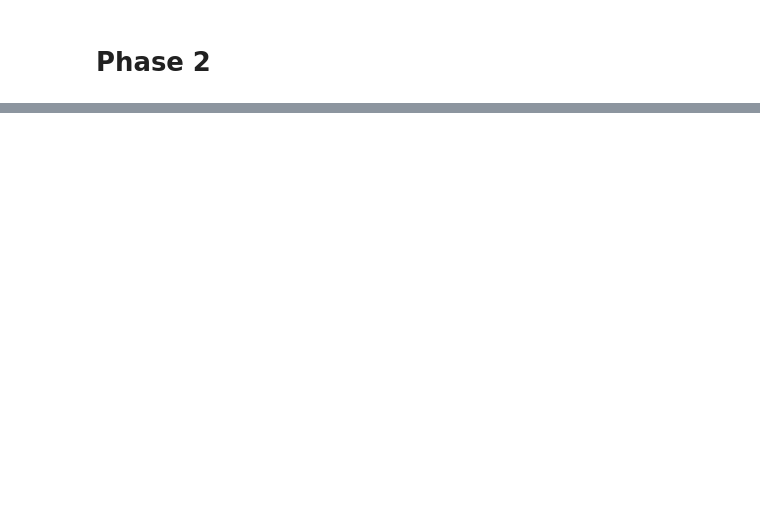
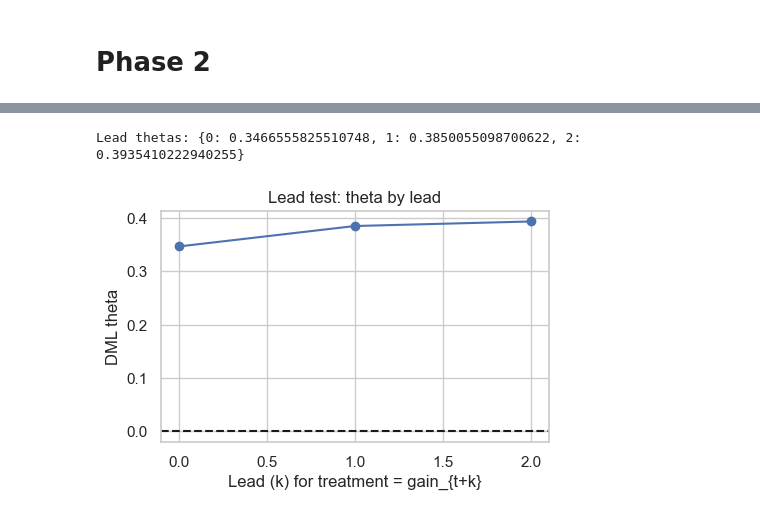
Before and after one commit to leosgamboy/Capstone, a Jupyter notebook: notebooks/01_data_cleaning_EDA.ipynb, the cells around one changed output, grey strips where cells are left out. Saved outputs shown, nothing was run; the diff lists cells and outputs as text; code cells hidden in the pictures; blank space fills up the shorter version.

```diff
--- a/notebooks/01_data_cleaning_EDA.ipynb
+++ b/notebooks/01_data_cleaning_EDA.ipynb
@@ -504,0 +1290,29 @@ np.random.seed(random_seed)
+# %%
+# compute DML theta for lead 0 (current), lead1 and lead2 using the same function but minimal output
+def compute_lead_theta(k):
+    df_k = df.copy().reset_index(drop=True)
+    df_k[f'gain_lead{k}'] = df_k.groupby('iso3c')['gain'].shift(-k)
+    df_k = df_k.dropna(subset=[f'gain_lead{k}', Y_col]).reset_index(drop=True)
+    df_k = df_k.rename(columns={f'gain_lead{k}':'gain_temp'})
+    try:
+        theta_k = dml_theta_on_df_debug(df_k, covariates_to_use, n_trees_local=150, random_seed_local=random_seed, verbose=False)[0]
+    except Exception:
+        theta_k = np.nan
+    return theta_k
+
+leads = [0,1,2]
+lead_thetas = {k: compute_lead_theta(k) for k in leads}
+print("Lead thetas:", lead_thetas)
+
+# quick plot
+import matplotlib.pyplot as plt
+plt.figure(figsize=(5,3))
+plt.plot(list(lead_thetas.keys()), list(lead_thetas.values()), marker='o')
+plt.xlabel('Lead (k) for treatment = gain_{t+k}')
+plt.ylabel('DML theta')
+plt.title('Lead test: theta by lead')
+plt.axhline(0, color='k', linestyle='--')
+plt.show()
+# %% [output]
+Lead thetas: {0: 0.3466555825510748, 1: 0.3850055098700622, 2: 0.3935410222940255}
+[figure, added]
```
Also changed, not shown: parts of 68 cells of this notebook, 32 other files.
